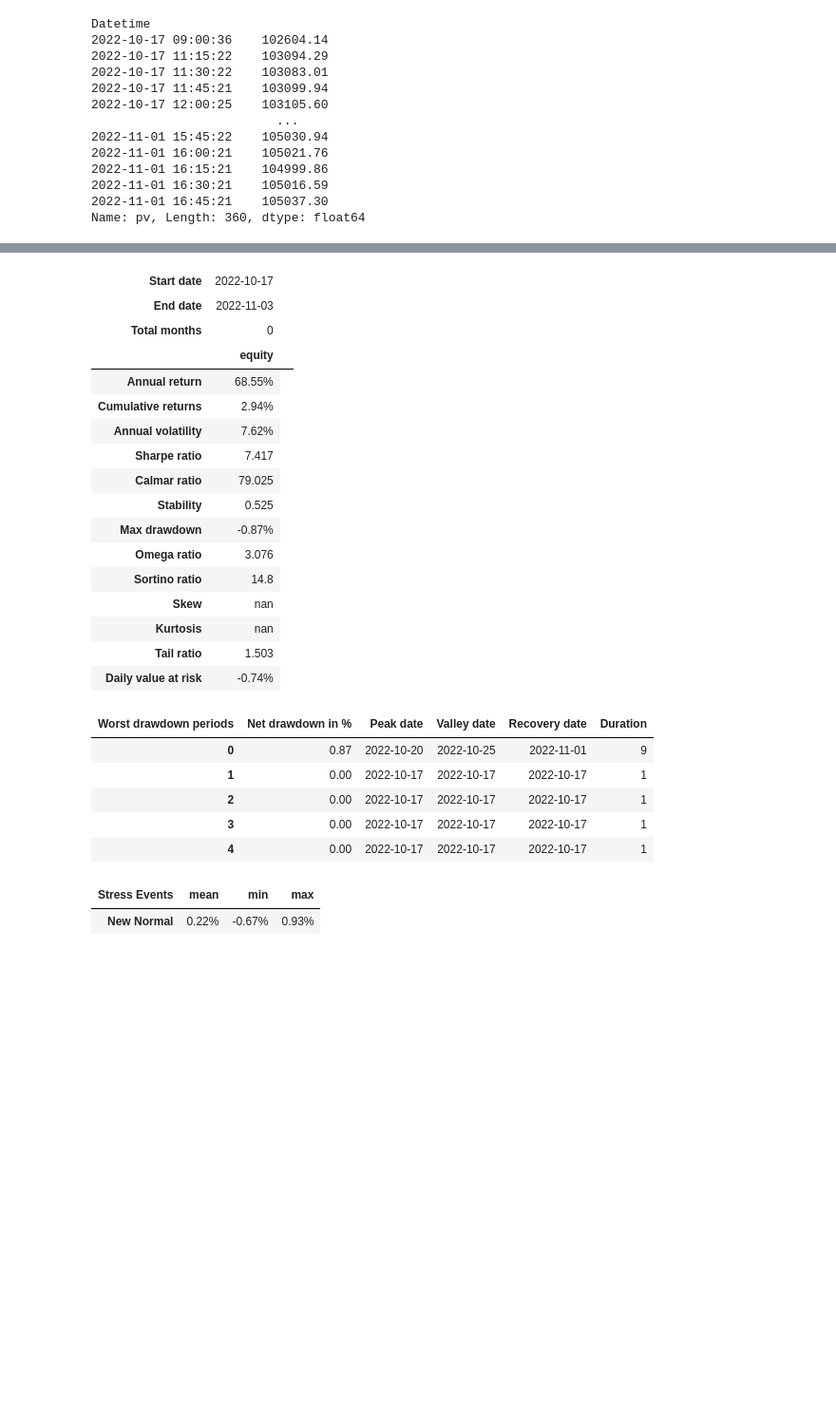
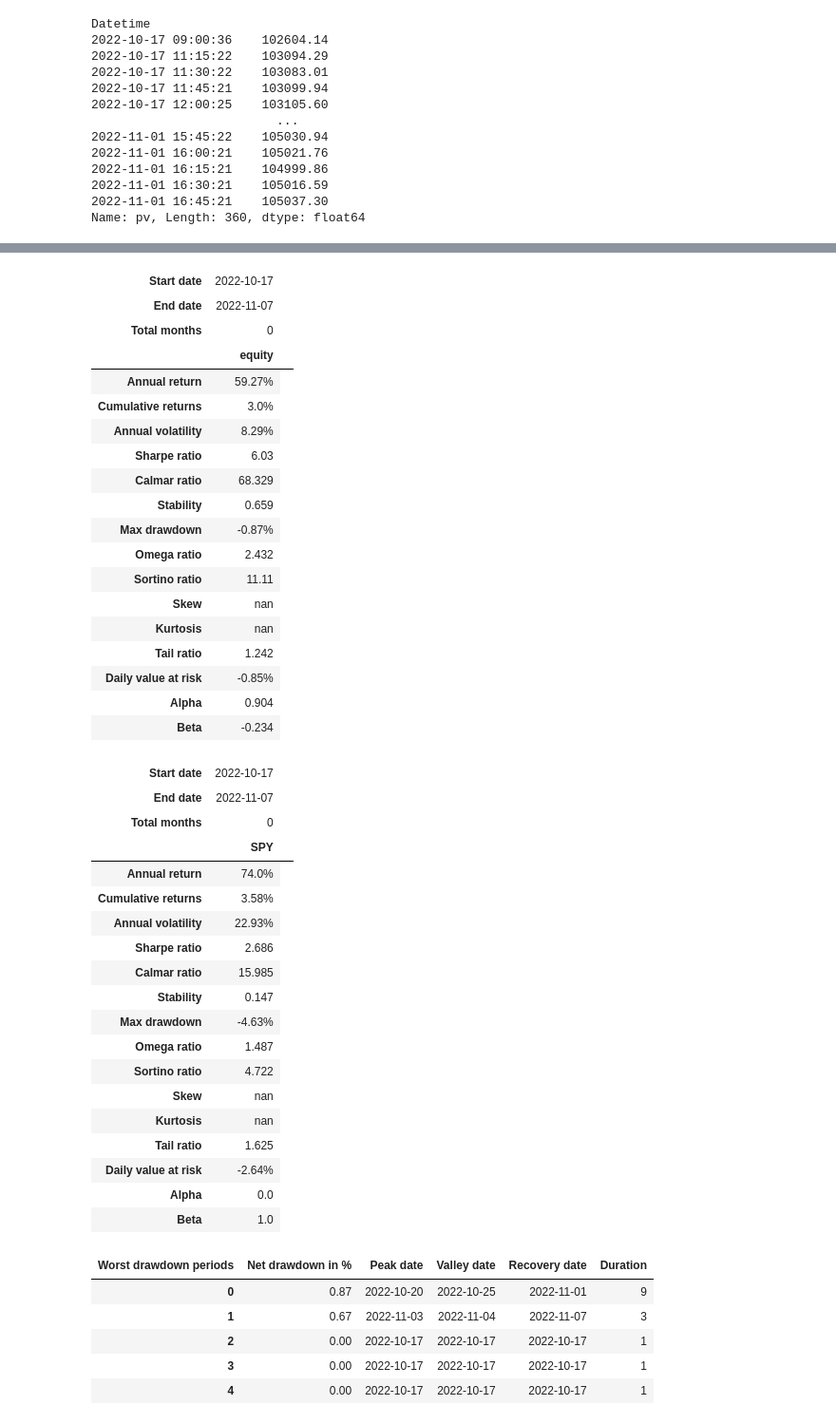
Before and after one commit to specialforcea/PaperTrading, a Jupyter notebook: Results/SectorRFRank_10082022/analytics.ipynb, the cells around one changed output, grey strips where cells are left out. Shown: that part at 95% size. Saved outputs shown, nothing was run; the diff lists cells and outputs as text; code cells hidden in the pictures; blank space fills up the shorter version.

```diff
--- a/Results/SectorRFRank_10082022/analytics.ipynb
+++ b/Results/SectorRFRank_10082022/analytics.ipynb
@@ -98,35 +127,66 @@ df_pv
 # %%
+since = '2022-10-15'
 df_pv = read_csv('portfolio_values.csv')
 df_pv['Datetime'] = to_datetime(df_pv['Datetime'], format=YmdHMS_format)
 df_pv['Datetime'] = df_pv['Datetime'].apply(lambda x: x.strftime(Ymd_format))
 df_pv['Datetime'] = to_datetime(df_pv['Datetime'])
 df_pv = df_pv.drop_duplicates(subset='Datetime', keep='last').sort_values(by='Datetime').set_index('Datetime')
 df_pv = df_pv.loc[since:, :]
 
-pf.create_full_tear_sheet(df_pv['equity'].pct_change(), test_path='/Users/yueyuchen/Documents/Academy/Research/PaperTrading/Results/SectorRFRank_10082022')
+df_bm = read_csv('/Users/yueyuchen/Documents/Academy/Research/MarketWatch/data/daily/SPY.csv')
+df_bm['Date'] = to_datetime(df_bm['Date'])
+df_bm.set_index('Date', inplace=True)
+df_bm = df_bm.loc[since:, :]
+df_bm['SPY'] = df_bm['Adj Close'].pct_change()
+
+
+pf.create_full_tear_sheet(
+    df_pv['equity'].pct_change(),
+    benchmark_rets=df_bm['SPY'],
+    test_path='/Users/yueyuchen/Documents/Academy/Research/PaperTrading/Results/SectorRFRank_10082022'
+)
 # %% [output]
 | Start date | 2022-10-17 |  |
-| End date | 2022-11-03 |  |
+| End date | 2022-11-07 |  |
 | Total months | 0 |  |
 |  | equity |
-| Annual return | 68.55% |
-| Cumulative returns | 2.94% |
-| Annual volatility | 7.62% |
-| Sharpe ratio | 7.417 |
-| Calmar ratio | 79.025 |
-| Stability | 0.525 |
+| Annual return | 59.27% |
+| Cumulative returns | 3.0% |
+| Annual volatility | 8.29% |
+| Sharpe ratio | 6.03 |
+| Calmar ratio | 68.329 |
+| Stability | 0.659 |
 | Max drawdown | -0.87% |
-| Omega ratio | 3.076 |
-| Sortino ratio | 14.8 |
+| Omega ratio | 2.432 |
+| Sortino ratio | 11.11 |
 | Skew | nan |
 | Kurtosis | nan |
-| Tail ratio | 1.503 |
-| Daily value at risk | -0.74% |
+| Tail ratio | 1.242 |
+| Daily value at risk | -0.85% |
+| Alpha | 0.904 |
+| Beta | -0.234 |
-| Worst drawdown periods | Net drawdown in % | Peak date | Valley date | Recovery date | Duration |
-| 0 | 0.87 | 2022-10-20 | 2022-10-25 | 2022-11-01 | 9 |
-| 1 | 0.00 | 2022-10-17 | 2022-10-17 | 2022-10-17 | 1 |
-| 2 | 0.00 | 2022-10-17 | 2022-10-17 | 2022-10-17 | 1 |
-| 3 | 0.00 | 2022-10-17 | 2022-10-17 | 2022-10-17 | 1 |
-| 4 | 0.00 | 2022-10-17 | 2022-10-17 | 2022-10-17 | 1 |
+| Start date | 2022-10-17 |  |
+| End date | 2022-11-07 |  |
+| Total months | 0 |  |
+|  | SPY |
+| Annual return | 74.0% |
+| Cumulative returns | 3.58% |
+| Annual volatility | 22.93% |
+| Sharpe ratio | 2.686 |
+| Calmar ratio | 15.985 |
+| Stability | 0.147 |
+| Max drawdown | -4.63% |
+| Omega ratio | 1.487 |
+| Sortino ratio | 4.722 |
+| Skew | nan |
+| Kurtosis | nan |
+| Tail ratio | 1.625 |
+| Daily value at risk | -2.64% |
+| Alpha | 0.0 |
+| Beta | 1.0 |
-| Stress Events | mean | min | max |
-| New Normal | 0.22% | -0.67% | 0.93% |
+| Worst drawdown periods | Net drawdown in % | Peak date | Valley date | Recovery date | Duration |
+| 0 | 0.87 | 2022-10-20 | 2022-10-25 | 2022-11-01 | 9 |
+| 1 | 0.67 | 2022-11-03 | 2022-11-04 | 2022-11-07 | 3 |
+| 2 | 0.00 | 2022-10-17 | 2022-10-17 | 2022-10-17 | 1 |
+| 3 | 0.00 | 2022-10-17 | 2022-10-17 | 2022-10-17 | 1 |
+| 4 | 0.00 | 2022-10-17 | 2022-10-17 | 2022-10-17 | 1 |
```
Also changed, not shown: parts of 4 cells of this notebook, 2 other files.
